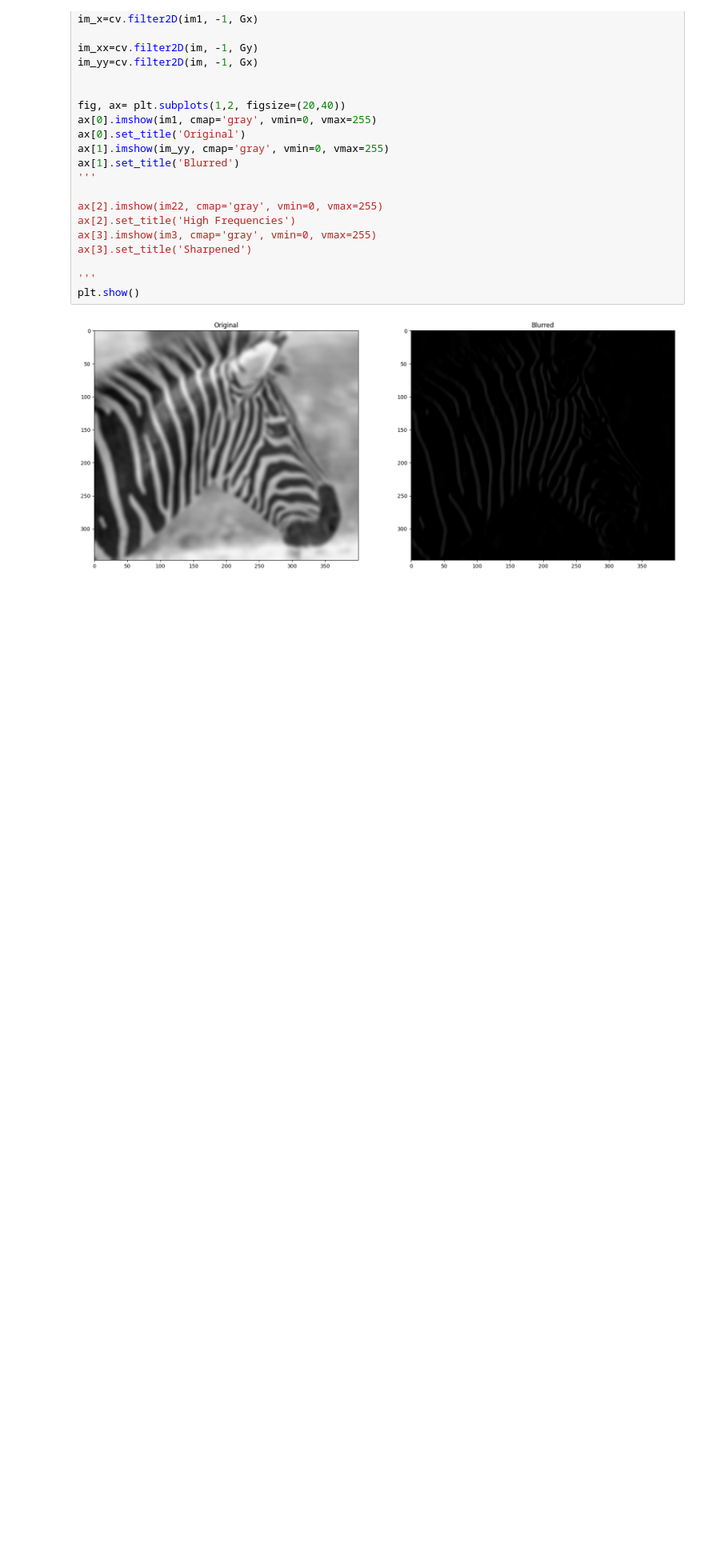
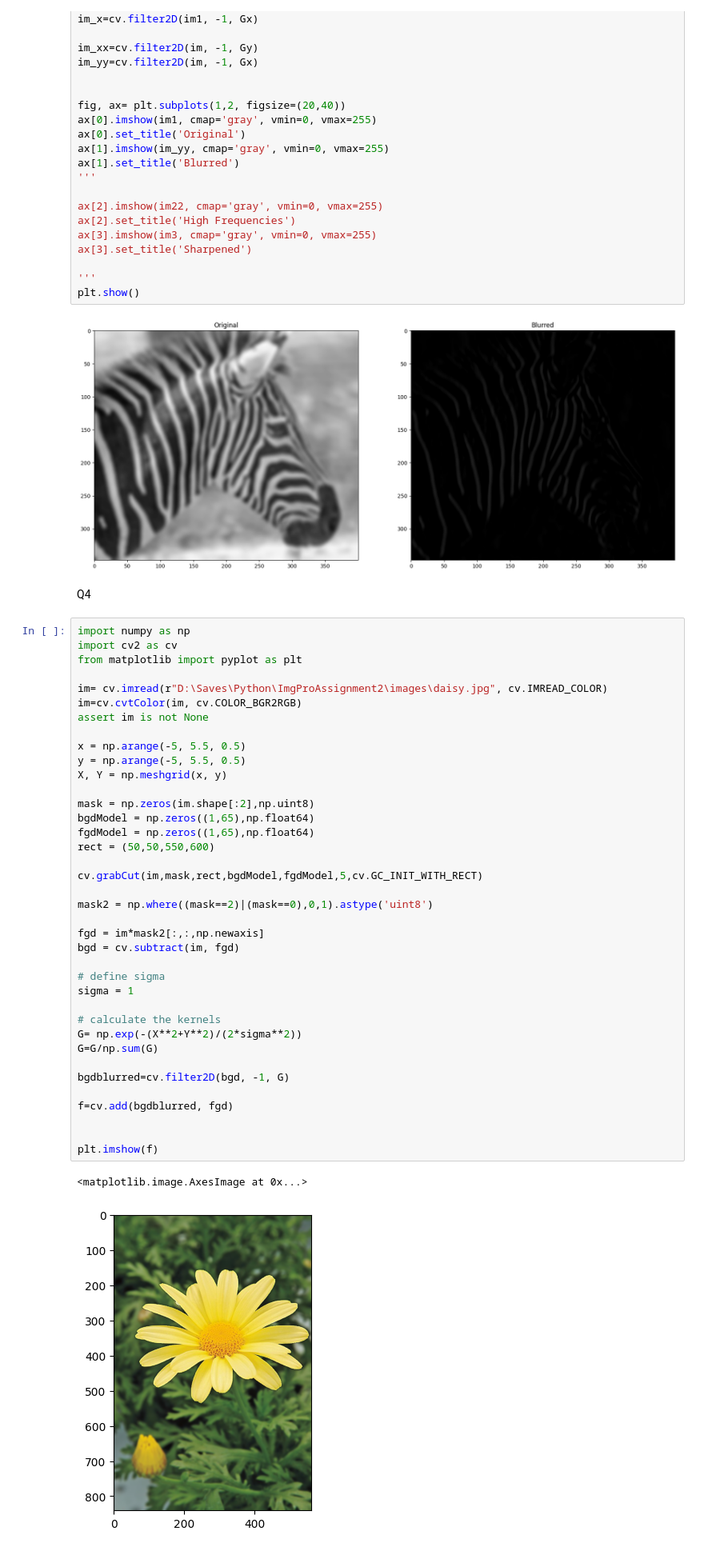
Before and after one commit to SathyaYapa/ImgProAssignment2, a Jupyter notebook: d_eng_21_0109_a02.ipynb, the cells around one changed output. Shown at 80% size. Saved outputs shown, nothing was run; the diff lists cells and outputs as text; blank space fills up the shorter version.

```diff
--- a/d_eng_21_0109_a02.ipynb
+++ b/d_eng_21_0109_a02.ipynb
@@ -132,3 +132,46 @@ ax[3].set_title('Sharpened')
 plt.show()
 # %% [output]
 [figure]
+# %% [markdown]
+Q4
+# %%
+import numpy as np
+import cv2 as cv
+from matplotlib import pyplot as plt
+
+im= cv.imread(r"D:\Saves\Python\ImgProAssignment2\images\daisy.jpg", cv.IMREAD_COLOR)
+im=cv.cvtColor(im, cv.COLOR_BGR2RGB)
+assert im is not None
+
+x = np.arange(-5, 5.5, 0.5)
+y = np.arange(-5, 5.5, 0.5)
+X, Y = np.meshgrid(x, y)
+
+mask = np.zeros(im.shape[:2],np.uint8)
+bgdModel = np.zeros((1,65),np.float64)
+fgdModel = np.zeros((1,65),np.float64)
+rect = (50,50,550,600)
+
+cv.grabCut(im,mask,rect,bgdModel,fgdModel,5,cv.GC_INIT_WITH_RECT)
+
+mask2 = np.where((mask==2)|(mask==0),0,1).astype('uint8')
+
+fgd = im*mask2[:,:,np.newaxis]
+bgd = cv.subtract(im, fgd)
+
+# define sigma
+sigma = 1
+
+# calculate the kernels
+G= np.exp(-(X**2+Y**2)/(2*sigma**2))
+G=G/np.sum(G)
+
+bgdblurred=cv.filter2D(bgd, -1, G)
+
+f=cv.add(bgdblurred, fgd)
+
+
+plt.imshow(f)
+# %% [output]
+<matplotlib.image.AxesImage at 0x...>
+[figure, added]
```
